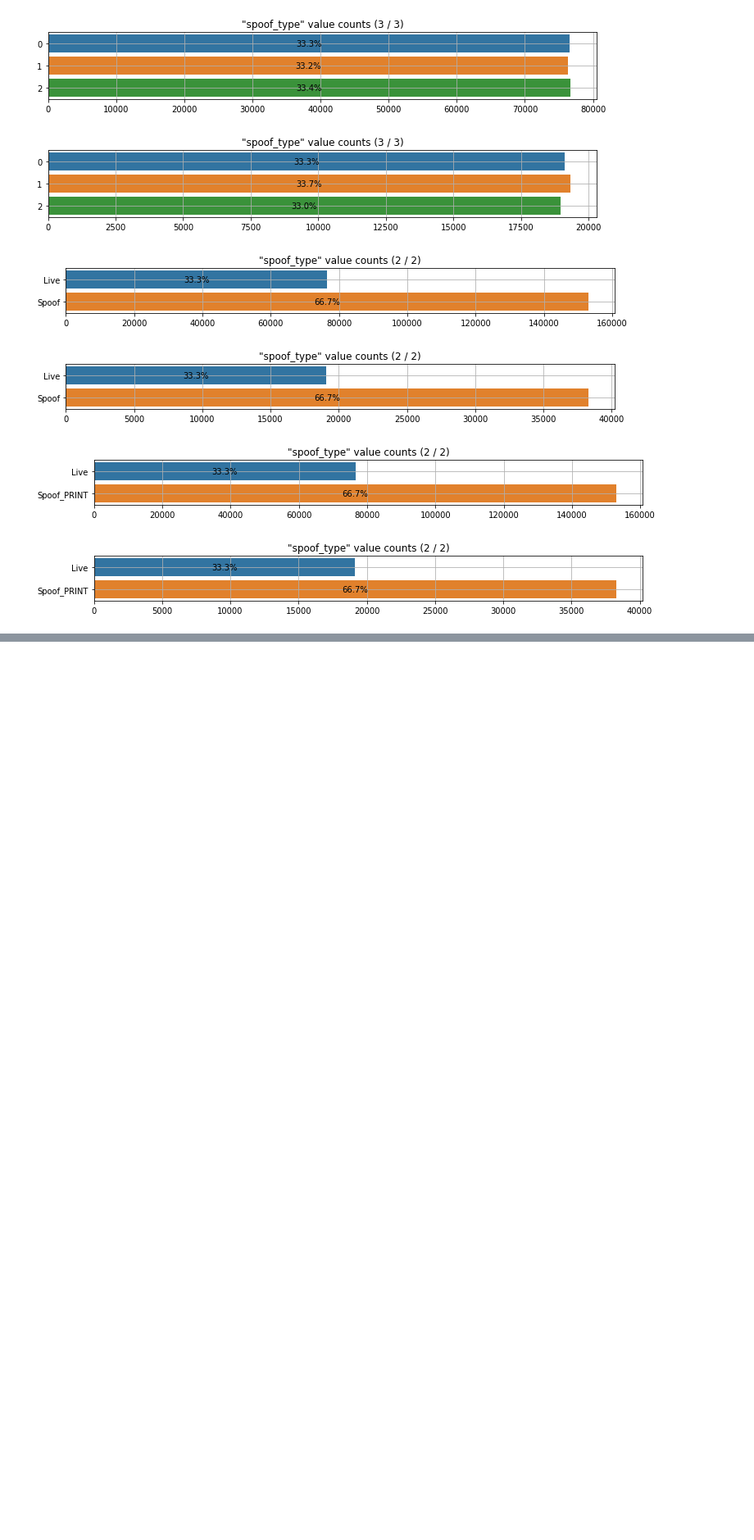
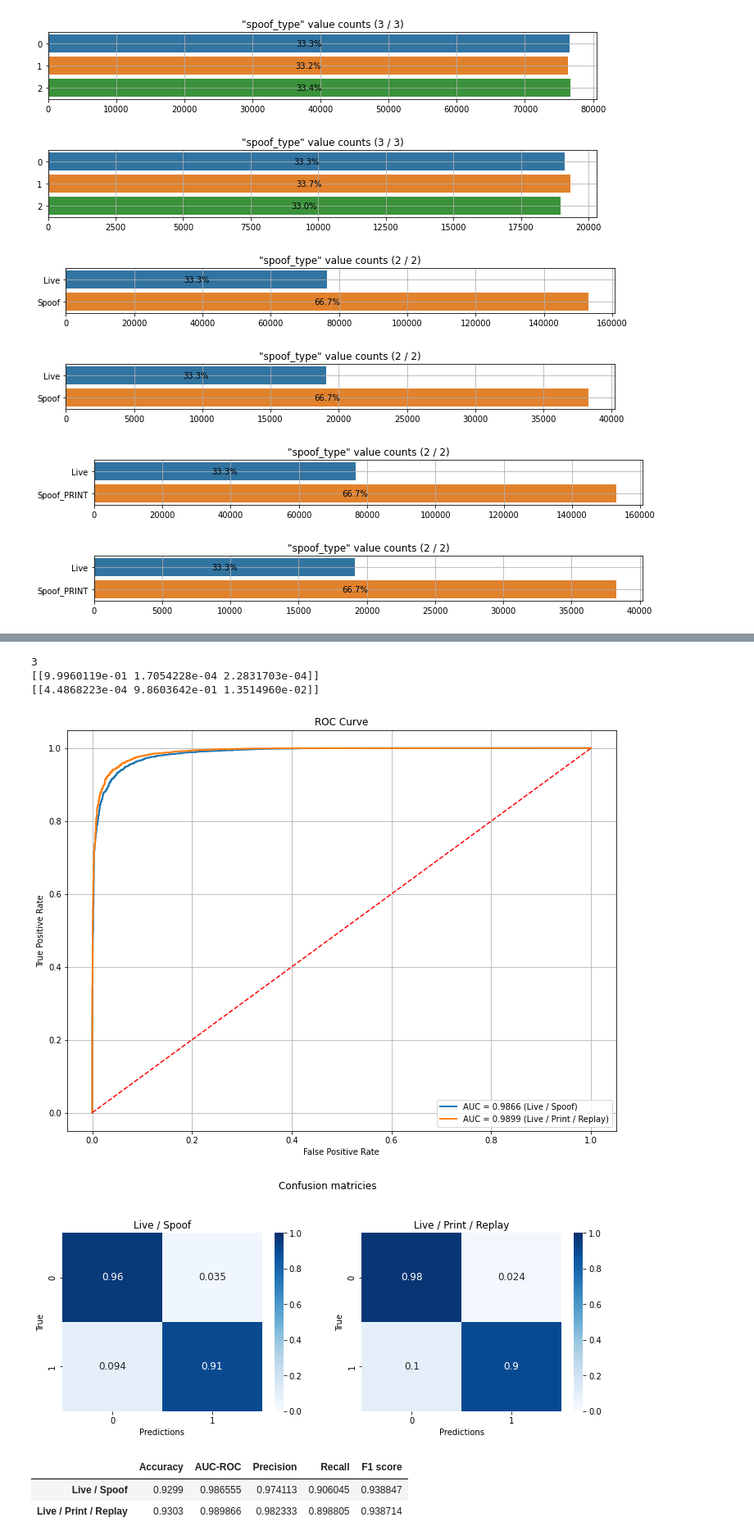
Before and after one commit to hairymax/Face-AntiSpoofing, a Jupyter notebook: analysis.ipynb, the cells around one changed output, grey strips where cells are left out. Shown at 82% size. Cells and saved outputs as stored; diff of their text form; code cells hidden in the pictures; blank space fills up the shorter version.

Commit message:
models tested

```diff
--- a/analysis.ipynb
+++ b/analysis.ipynb
@@ -197,0 +222,77 @@ Name: spoof_type, dtype: int64
+# %%
+cfg = TestConfig(spoof_categories=[[0],[1,2,3],[7,8,9]])
+model_test = AntiSpoofPredict(cfg)
+model_test._load_model('saved_models/AntiSpoofing_print-replay_128.pth')
+img1 = cv2.imread('CelebA_Spoof_crop/data128/test/4930/live/495656.png')
+img2 = cv2.imread('CelebA_Spoof_crop/data128/test/4930/spoof/495600.png')
+print(model_test.predict(img1, 'saved_models/AntiSpoofing_print-replay_128.pth'))
+print(model_test.predict(img2, 'saved_models/AntiSpoofing_print-replay_128.pth'))
+# %% [output]
+3
+[[9.9960119e-01 1.7054228e-04 2.2831703e-04]]
+[[4.4868223e-04 9.8603642e-01 1.3514960e-02]]
+# %%
+from src.config import TestConfig
+from src.antispoof_predict import AntiSpoofPredict
+from tqdm.notebook import tqdm_notebook as tqdm
+from src.dataset_loader import get_test_loader
+import pandas as pd
+import numpy as np
+import matplotlib.pyplot as plt
+import seaborn as sns
+from sklearn.metrics import (auc, roc_auc_score, accuracy_score, confusion_matrix,
+                             precision_score, recall_score, f1_score)
+from src.utility import (roc_curve_plots, confusion_matricies_plots,
+                         multiclass_roc_curve_plots)
+
+batches, batch_size = 20, 500
+cnf_bin = TestConfig(
+    batch_size=batch_size, spoof_categories='binary',
+    model_path='saved_models/AntiSpoofing_bin_128.pth')
+cnf_lpr = TestConfig(
+    batch_size=batch_size, spoof_categories=[[0],[1,2,3],[7,8,9]],
+    model_path='saved_models/AntiSpoofing_print-replay_128.pth')
+models_loaders = {
+    'Live / Spoof': (AntiSpoofPredict(cnf_bin), get_test_loader(cnf_bin)),
+    'Live / Print / Replay' : (AntiSpoofPredict(cnf_lpr), get_test_loader(cnf_lpr))}
+models_proba = {}
+model_results = {}
+confusion_matricies = {}
+for name, model_and_loader in models_loaders.items():
+    model, loader = model_and_loader
+    data_iter = iter(loader)
+
+    target_all = np.array([])
+    proba_all = np.array([])
+    pred_all = np.array([])
+
+    for i in tqdm(range(batches)):
+        imgs, target = data_iter.next()
+        proba = model.predict(imgs)
+        target_all = np.append(target_all, target.numpy())
+        pred_all = np.append(pred_all, np.argmax(proba, axis=1))
+        proba_all = np.append(proba_all, proba[:,1:].sum(axis=1))
+
+    pred_bin = (~(pred_all == 0)).astype(int)
+    target_bin = (~(target_all == 0)).astype(int)
+
+    models_proba[name] = proba_all
+    res = {'Accuracy' : accuracy_score(target_bin, pred_bin),
+           'AUC-ROC'  : roc_auc_score(target_bin, proba_all),
+           'Precision': precision_score(target_bin, pred_bin),
+           'Recall'   : recall_score(target_bin, pred_bin),
+           'F1 score' : f1_score(target_bin, pred_bin)
+    }
+    model_results[name] = res
+    confusion_matricies[name] = confusion_matrix(target_bin, pred_bin, normalize='true')
+
+roc_curve_plots(target_bin, models_proba)
+confusion_matricies_plots(confusion_matricies)
+
+pd.DataFrame(model_results).T
+# %% [output]
+[figure, added]
+[figure, added]
+|  | Accuracy | AUC-ROC | Precision | Recall | F1 score |
+| Live / Spoof | 0.9299 | 0.986555 | 0.974113 | 0.906045 | 0.938847 |
+| Live / Print / Replay | 0.9303 | 0.989866 | 0.982333 | 0.898805 | 0.938714 |
```
Also changed, not shown: parts of 8 cells of this notebook, 12 other files.
